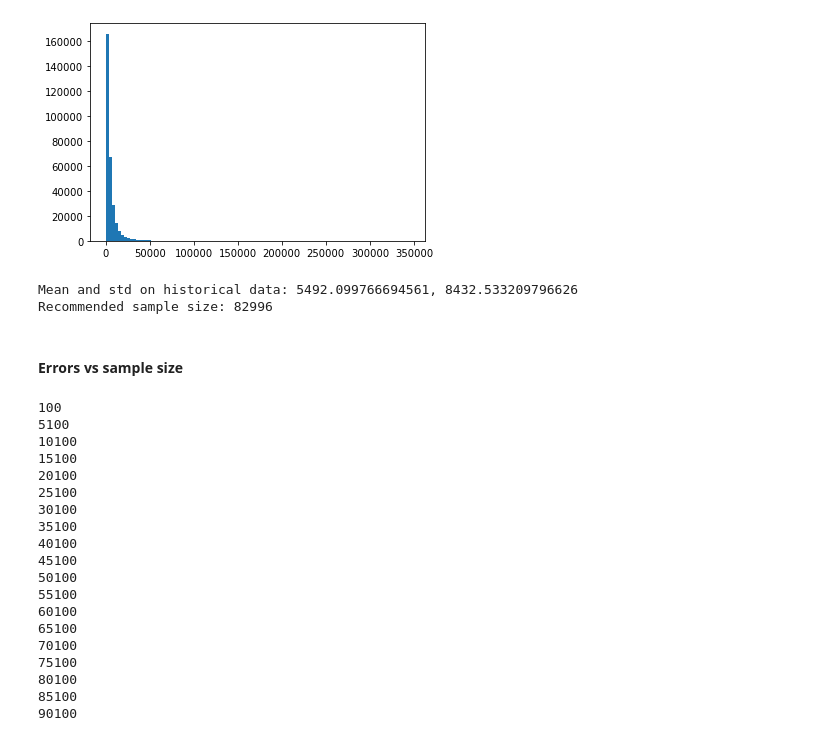
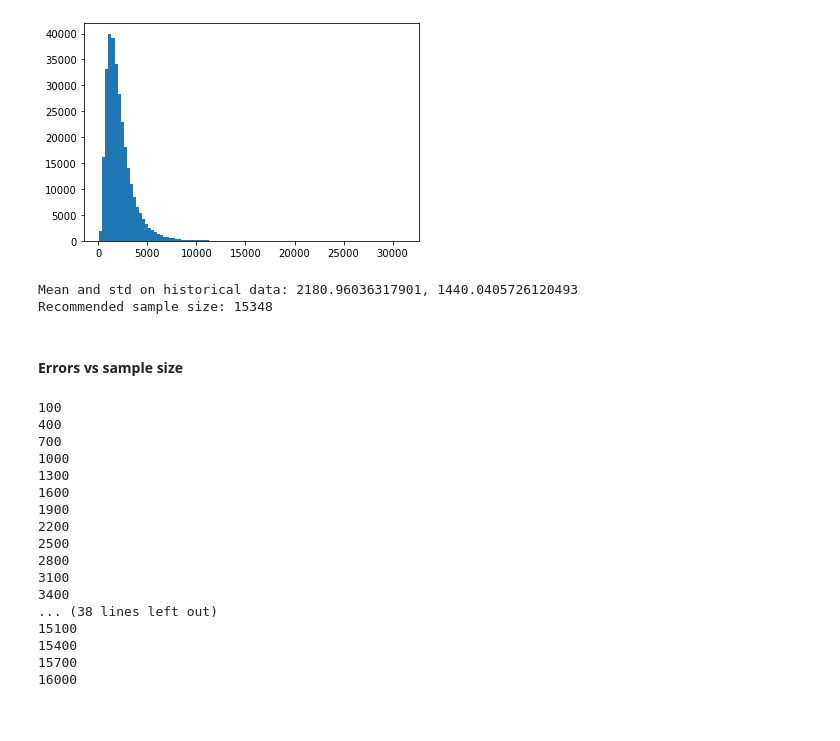
Before and after one commit to Fimochka/AB_benchmarks, a Jupyter notebook: Research2_stattests_benchmark/sandbox.ipynb, the cells around one changed output. Saved outputs shown, nothing was run; the diff lists cells and outputs as text; code cells hidden in the pictures.

```diff
--- a/Research2_stattests_benchmark/sandbox.ipynb
+++ b/Research2_stattests_benchmark/sandbox.ipynb
@@ -30,25 +30,25 @@ class LogNormalGenerator():
                                    sigma=self.std,
                                    size=size)*1000
 # %%
-mu, sd = 1.1, 1.1
+mu, sd = 0.6, 0.6
 generator = LogNormalGenerator(mean=mu,
                                std=sd)
 retro_data = generator.get_sample(size=300000)
 plt.hist(retro_data,
          bins=100)
 plt.show()
 sample_mean, sample_std = retro_data.mean(), retro_data.std()
 print("Mean and std on historical data: {}, {}".format(sample_mean, sample_std))
 #calc estimated sample size
 sample_size = int(min_sample_size_avg(sample_std,
                                       retro_data.mean()*MDE,
                                       power=1-beta,
                                       sig_level=alpha))
 print("Recommended sample size: {}".format(sample_size))
 # %% [output]
-[figure, old version]
+[figure, new version]
-Mean and std on historical data: 5492.099766694561, 8432.533209796626
-Recommended sample size: 82996
+Mean and std on historical data: 2180.96036317901, 1440.0405726120493
+Recommended sample size: 15348
 # %%
 def check_stat_errors(size,
                       n_experiments,
@@ -94,11 +90,11 @@ start = 100
 if sample_size < 2000:
     step = 200
 elif sample_size >= 2000 and sample_size< 10000:
-    step = 500
+    step = 200
 elif sample_size >= 10000 and sample_size< 30000:
-    step = 1000
+    step = 300
 else:
-    step=5000
+    step=1000
 num=int(sample_size/step)+3
 
 sizes=np.arange(0,num)*step+start
@@ -106,32 +102,30 @@ error_per_sample_size = []
 
 for size in sizes:
     print(size)
-    i_type_error_tt, i_type_error_mw, i_type_error_tz, i_type_error_anova, i_type_wilcoxon, i_type_kruskal, \
-    ii_type_error_tt, ii_type_error_mw, ii_type_error_tz, ii_type_error_anova, ii_type_wilcoxon, ii_type_kruskal = check_stat_errors(size=size,
+    i_type_error_tt, i_type_error_mw, i_type_wilcoxon, \
+    ii_type_error_tt, ii_type_error_mw, ii_type_wilcoxon = check_stat_errors(size=size,
                                                                                              n_experiments=n_experiments,
                                                                                              MDE=MDE)
     error_per_sample_size.append([size, sample_size, i_type_error_tt, i_type_error_mw, \
-                                  i_type_error_tz, i_type_error_anova, i_type_wilcoxon, i_type_kruskal, \
-        ii_type_error_tt, ii_type_error_mw, ii_type_error_tz, ii_type_error_anova, ii_type_wilcoxon, ii_type_kruskal])
+                                  i_type_wilcoxon, \
+        ii_type_error_tt, ii_type_error_mw, ii_type_wilcoxon])
 # %% [output]
 100
-5100
-10100
+400
+700
+1000
+1300
+1600
+1900
+2200
+2500
+2800
+3100
+3400
+... (38 lines left out)
 15100
-20100
-25100
-30100
-35100
-40100
-45100
-50100
-55100
-60100
-65100
-70100
-75100
-80100
-85100
-90100
+15400
+15700
+16000
 # %%
 res = pd.DataFrame(error_per_sample_size, columns = ['size', 'recommended_sample_size', 'i_type_error_tt', 'i_type_error_mw', \
```
Also changed, not shown: parts of 4 cells of this notebook.
